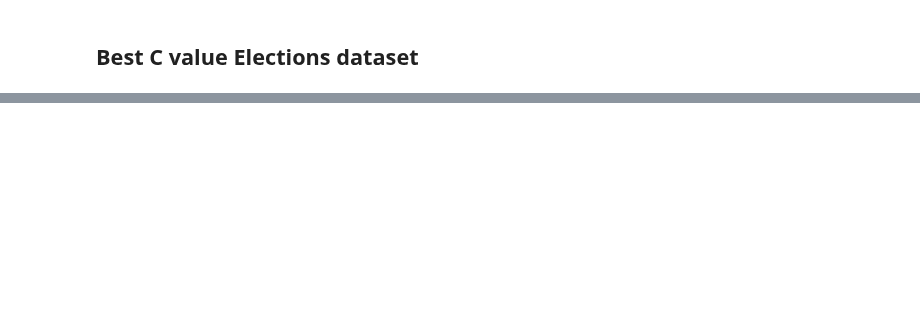
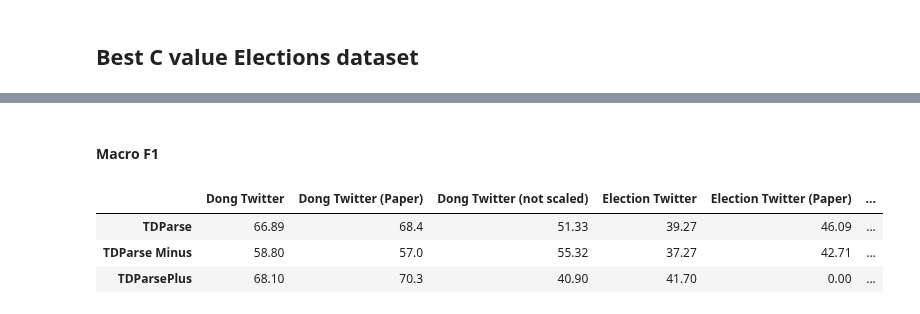
Before and after one commit to apmoore1/Bella, a Jupyter notebook: notebooks/TDParse.ipynb, the cells around one changed output, grey strips where cells are left out. Cells and saved outputs as stored; diff of their text form; code cells hidden in the pictures; blank space fills up the shorter version.

```diff
--- a/notebooks/TDParse.ipynb
+++ b/notebooks/TDParse.ipynb
@@ -171,26 +192,0 @@ Below trains and tests on the two datasets and then displays the results compari
-# %%
-def scores_dataset(model, model_name, parameters, train, test, dataset_name):
-    model.fit(train.data(), train.sentiment_data(), params=parameters)
-    predictions = model.predict(test.data())
-    test_sentiment = test.sentiment_data()
-    num_classes = len(set(test_sentiment))
-    eval_results = evaluation.scores(test_sentiment, predictions, num_classes)
-    return model_name, dataset_name, eval_results, predictions
-
-datasets = {'Election Twitter' : (election_train, election_test),
-            'Dong Twitter' : (dong_train, dong_test)}
-score_dataset_params = []
-for dataset_name, dataset in datasets.items():
-    train, test = dataset
-    for model_name, model in models.items():
-        parameters = {**model_parameters[model_name]}
-        if dataset_name == 'Dong Twitter':
-            parameters['C'] = model_c_value_dong[model_name][0]
-        else:
-            parameters['C'] = model_c_value_elections[model_name][0]
-
-        parameters = model.get_params(**parameters)
-        score_dataset_params.append((model, model_name, parameters,
-                                     train, test, dataset_name))
-with Pool(6) as pool:
-    model_results = pool.starmap(scores_dataset, score_dataset_params)
@@ -347,0 +258,13 @@ As we can see above the effect of not scaling is quite a lot and more so for the
+# %%
+paper_acc = {'Election Twitter (Paper)': {'TDParse Minus': 0.5253,
+                                          'TDParse': 0.5645,
+                                          'TDParsePlus': 0},
+             'Dong Twitter (Paper)': {'TDParse Minus': 0.6170,
+                                      'TDParse': 0.7100,
+                                      'TDParsePlus': 0.7250}}
+paper_f1 = {'Election Twitter (Paper)': {'TDParse Minus': 0.4271,
+                                          'TDParse': 0.4609,
+                                          'TDParsePlus': 0},
+             'Dong Twitter (Paper)': {'TDParse Minus': 0.5700,
+                                      'TDParse': 0.6840,
+                                      'TDParsePlus': 0.7030}}
@@ -347,0 +351,12 @@ As we can see above the effect of not scaling is quite a lot and more so for the
+# %% [markdown]
+#### Macro F1
+# %%
+all_scale_f1_scores = {**dataset_model_f1, **scale_dataset_model_f1,
+                       **paper_f1}
+all_scale_f1_scores = (pd.DataFrame(all_scale_f1_scores) * 100).round(2)
+all_scale_f1_scores
+# %% [output]
+|  | Dong Twitter | Dong Twitter (Paper) | Dong Twitter (not scaled) | Election Twitter | Election Twitter (Paper) | ... |
+| TDParse | 66.89 | 68.4 | 51.33 | 39.27 | 46.09 | ... |
+| TDParse Minus | 58.80 | 57.0 | 55.32 | 37.27 | 42.71 | ... |
+| TDParsePlus | 68.10 | 70.3 | 40.90 | 41.70 | 0.00 | ... |
```
Also changed, not shown: parts of 33 cells of this notebook.
